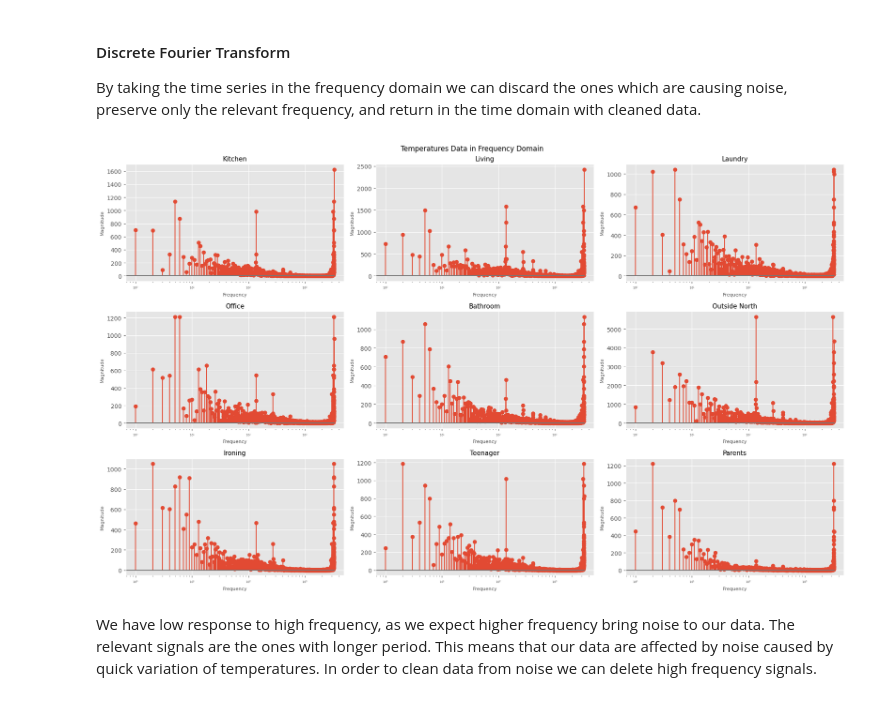
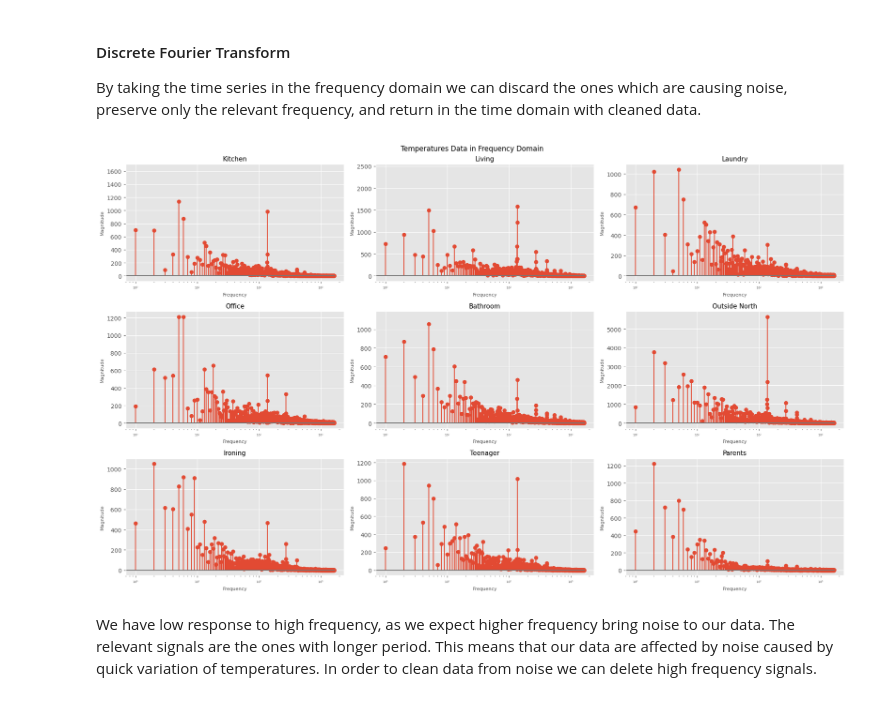
Before and after one commit to lilf4p/ispr-midterm, a Jupyter notebook: midterm1/temperature_analysis.ipynb, the cells around one changed output. Drawn from its saved outputs; the diff is of its cells as text; code cells hidden in the pictures.

```diff
--- a/midterm1/temperature_analysis.ipynb
+++ b/midterm1/temperature_analysis.ipynb
@@ -162,31 +166,31 @@ By taking the time series in the frequency domain we can discard the ones which
 # %%
 plt.style.use("ggplot")
 figure, axis = plt.subplots(3, 3, figsize=(18, 11))
 
 k=0
 for i in range(3):
     for j in range(3):
         k+=1
         data = df_sub['T'+str(k)]
         num_samples = len(data.to_numpy())
 
         #dft
-        fft = np.fft.fft(data.to_numpy(), num_samples)
+        fft = np.fft.rfft(data.to_numpy(), num_samples)
 
         axis[i,j].stem(abs(fft[1:]))
         #axis[i,j].plot(clean_data)
 
         axis[i,j].set_title(sensors[k], fontsize=11)
         axis[i,j].set_xlabel("Frequency", fontsize=8)
         axis[i,j].set_ylabel("Magnitude", fontsize=8)
         axis[i,j].tick_params(axis="x", labelsize=5)
         axis[i,j].set_xscale('log')
 
 figure.suptitle("Temperatures Data in Frequency Domain")
 figure.tight_layout()
 plt.show()
 # %% [output]
-[figure, old version]
+[figure, new version]
 # %% [markdown]
 We have low response to high frequency, as we expect higher frequency bring noise to our data. The relevant signals are the ones with longer period. This means that our data are affected by noise caused by quick variation of temperatures. In order to clean data from noise we can delete high frequency signals.
 # %%
```
Also changed, not shown: parts of 15 cells of this notebook, 1 other file.
